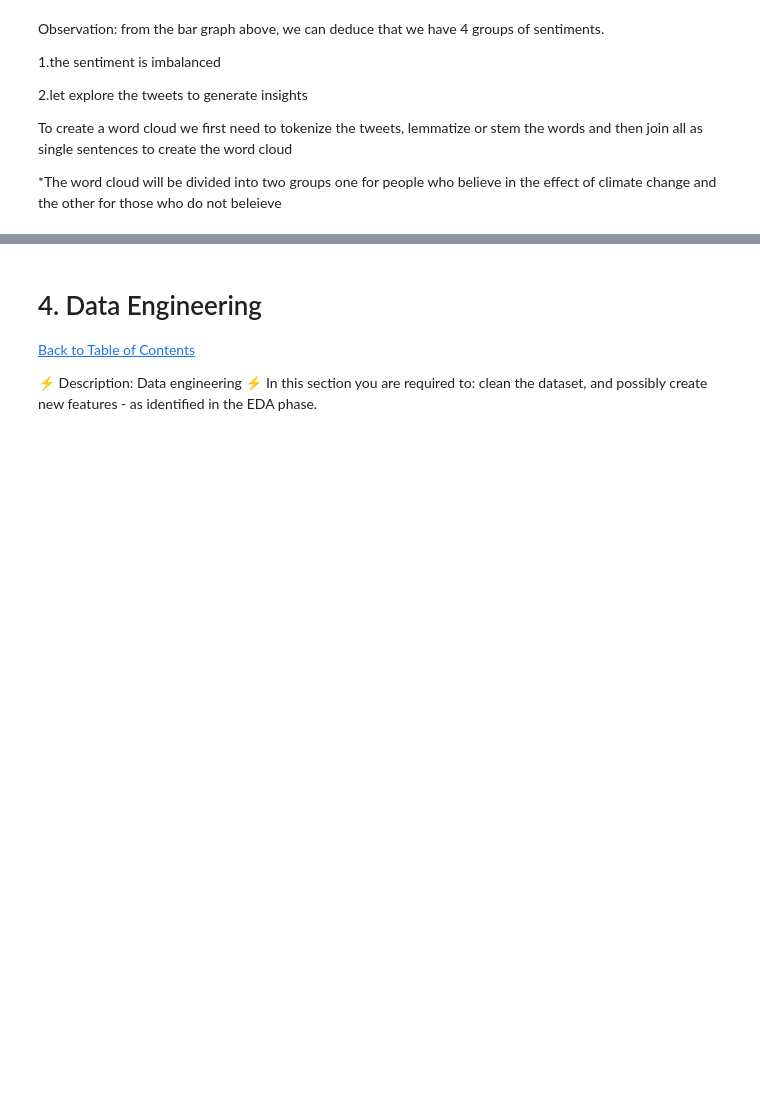
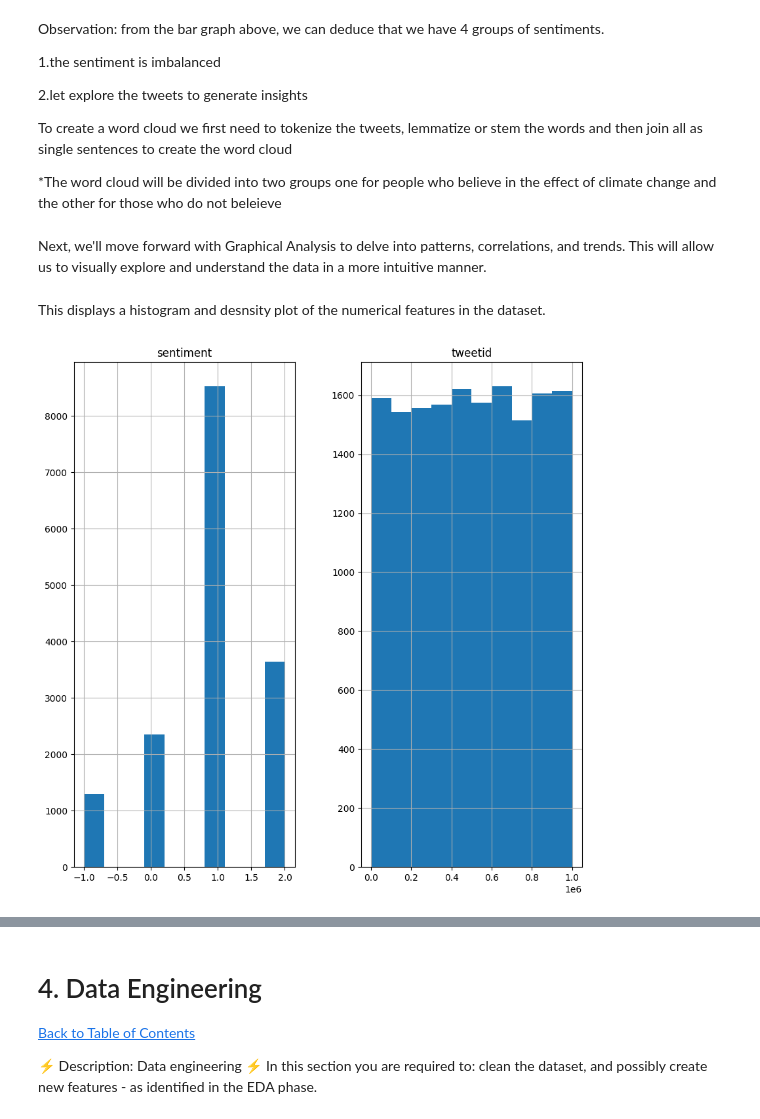
Before and after one commit to Thato-rabodiba/NM_1-Coders, a Jupyter notebook: NM_1 CLASSIFICATION PREDICT.ipynb, the cells around one changed output, grey strips where cells are left out. Drawn from its saved outputs; the diff is of its cells as text; code cells hidden in the pictures; blank space fills up the shorter version.

```diff
--- a/NM_1 CLASSIFICATION PREDICT.ipynb
+++ b/NM_1 CLASSIFICATION PREDICT.ipynb
@@ -444,3 +492,12 @@ def lemmatize_tweet(df):
 df = lemmatize_tweet(df)
 # %%
 df_test = lemmatize_tweet(df_test)
+# %% [markdown]
+Next, we'll move forward with Graphical Analysis to delve into patterns, correlations, and trends. This will allow us to visually explore and understand the data in a more intuitive manner.
+# %% [markdown]
+This displays a histogram and desnsity plot of the numerical features in the dataset.
+# %%
+features = ['sentiment', 'tweetid'] # create a list of all numerical features
+df_train[features].hist(figsize=(10,10));
+# %% [output]
+[figure, added]
```
Also changed, not shown: parts of 37 cells of this notebook.
